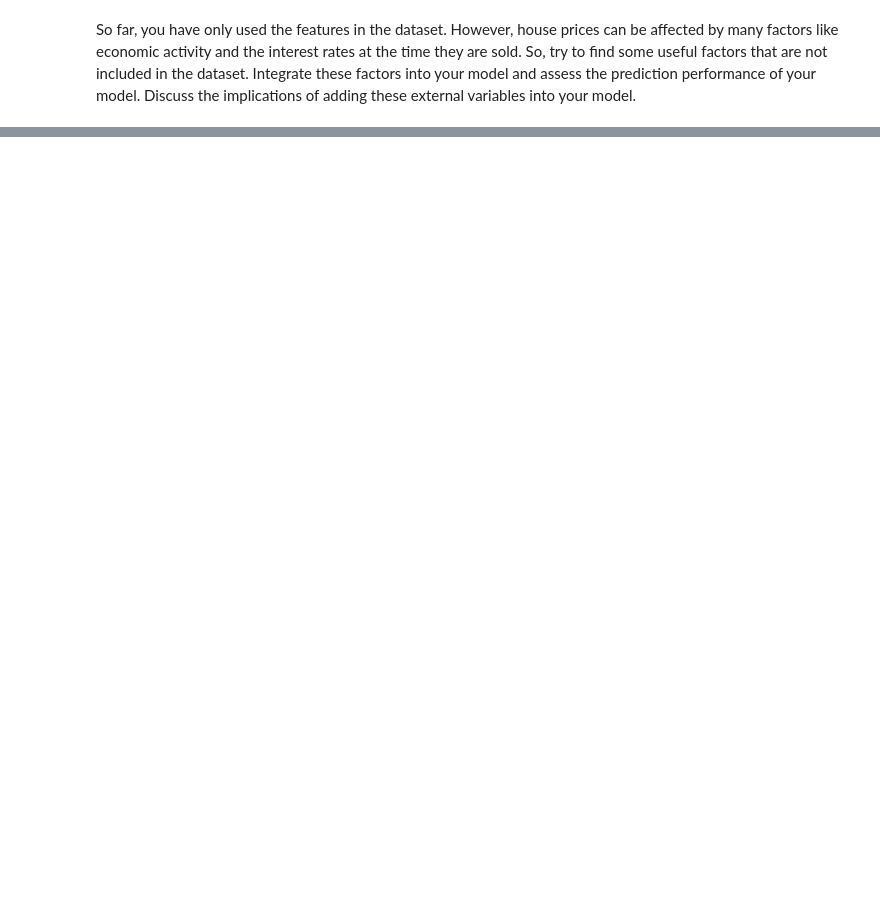
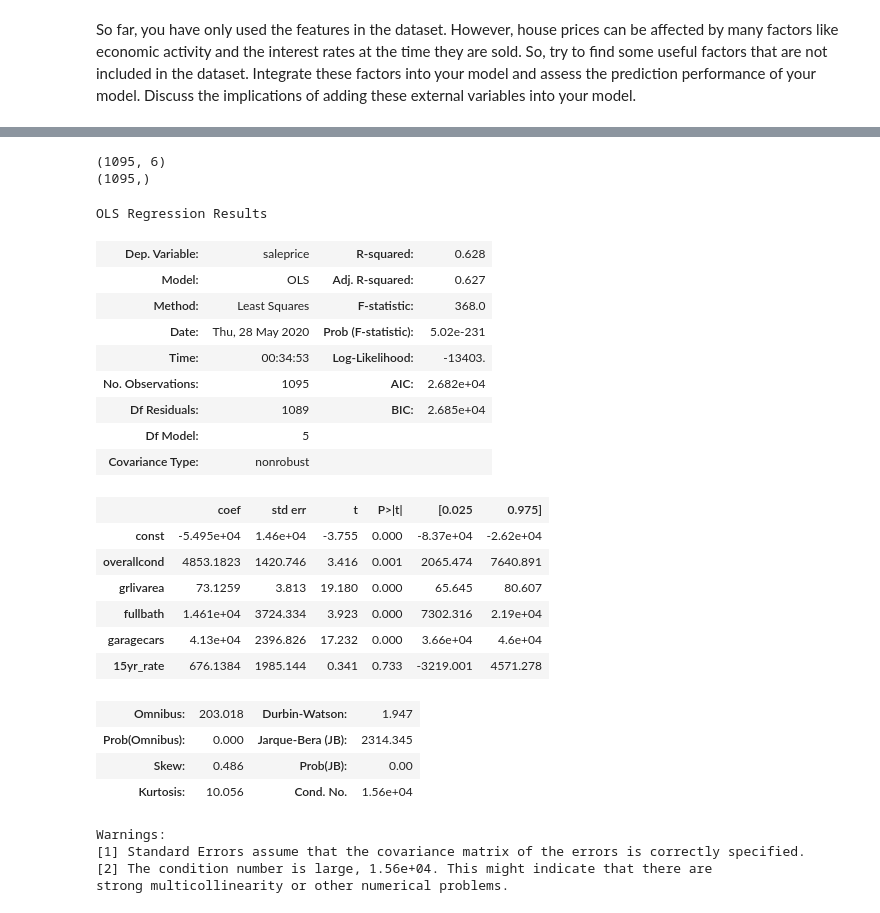
Before and after one commit to vsp219/Sams_github, a Jupyter notebook: Challenge_linear_regression.ipynb, the cells around one changed output, grey strips where cells are left out. Saved outputs shown, nothing was run; the diff lists cells and outputs as text; code cells hidden in the pictures; blank space fills up the shorter version.

Commit message:
Challenge_regression

```diff
--- a/Challenge_linear_regression.ipynb
+++ b/Challenge_linear_regression.ipynb
@@ -210,0 +267,19 @@ Name: yrsold, dtype: int64
+# %%
+#Melted interest rate dataframe to incorporate month and year 15yr interest rates to match with salesprice of homes
+intratemelt = pd.melt(intrates, id_vars=['mosold'], value_vars=intrates.columns[1:].tolist(), var_name='yrsold', value_name='15yr_rate')
+#Changes month column in a interest rate dataframe to sync with df1 (month number in df1)
+d = {'January':1,
+ 'February':2,
+ 'March':3,
+ 'April':4,
+ 'May':5,
+ 'June':6,
+ 'July':7,
+ 'August':8,
+ 'September':9,
+ 'October':10,
+ 'November':11,
+ 'December':12}
+
+intratemelt.mosold = intratemelt.mosold.replace(d)
+intratemelt.yrsold = pd.to_numeric(intratemelt.yrsold) # is integer in df1
@@ -210,0 +297,36 @@ Name: yrsold, dtype: int64
+# %%
+import statsmodels.api as sm
+X2_train = sm.add_constant(X2_train)
+X2_test = sm.add_constant(X2_test)
+print(X2_train.shape)
+print(y2_train.shape)
+results = sm.OLS(y2_train, X2_train).fit()
+results.summary()
+# %% [output]
+(1095, 6)
+(1095,)
+OLS Regression Results
+| Dep. Variable: | saleprice | R-squared: | 0.628 |
+| Model: | OLS | Adj. R-squared: | 0.627 |
+| Method: | Least Squares | F-statistic: | 368.0 |
+| Date: | Thu, 28 May 2020 | Prob (F-statistic): | 5.02e-231 |
+| Time: | 00:34:53 | Log-Likelihood: | -13403. |
+| No. Observations: | 1095 | AIC: | 2.682e+04 |
+| Df Residuals: | 1089 | BIC: | 2.685e+04 |
+| Df Model: | 5 |  |  |
+| Covariance Type: | nonrobust |  |  |
+|  | coef | std err | t | P>|t| | [0.025 | 0.975] |
+| const | -5.495e+04 | 1.46e+04 | -3.755 | 0.000 | -8.37e+04 | -2.62e+04 |
+| overallcond | 4853.1823 | 1420.746 | 3.416 | 0.001 | 2065.474 | 7640.891 |
+| grlivarea | 73.1259 | 3.813 | 19.180 | 0.000 | 65.645 | 80.607 |
+| fullbath | 1.461e+04 | 3724.334 | 3.923 | 0.000 | 7302.316 | 2.19e+04 |
+| garagecars | 4.13e+04 | 2396.826 | 17.232 | 0.000 | 3.66e+04 | 4.6e+04 |
+| 15yr_rate | 676.1384 | 1985.144 | 0.341 | 0.733 | -3219.001 | 4571.278 |
+| Omnibus: | 203.018 | Durbin-Watson: | 1.947 |
+| Prob(Omnibus): | 0.000 | Jarque-Bera (JB): | 2314.345 |
+| Skew: | 0.486 | Prob(JB): | 0.00 |
+| Kurtosis: | 10.056 | Cond. No. | 1.56e+04 |
+Warnings:
+[1] Standard Errors assume that the covariance matrix of the errors is correctly specified.
+[2] The condition number is large, 1.56e+04. This might indicate that there are
+strong multicollinearity or other numerical problems.
```
Also changed, not shown: parts of 20 cells of this notebook, 1 other file.
